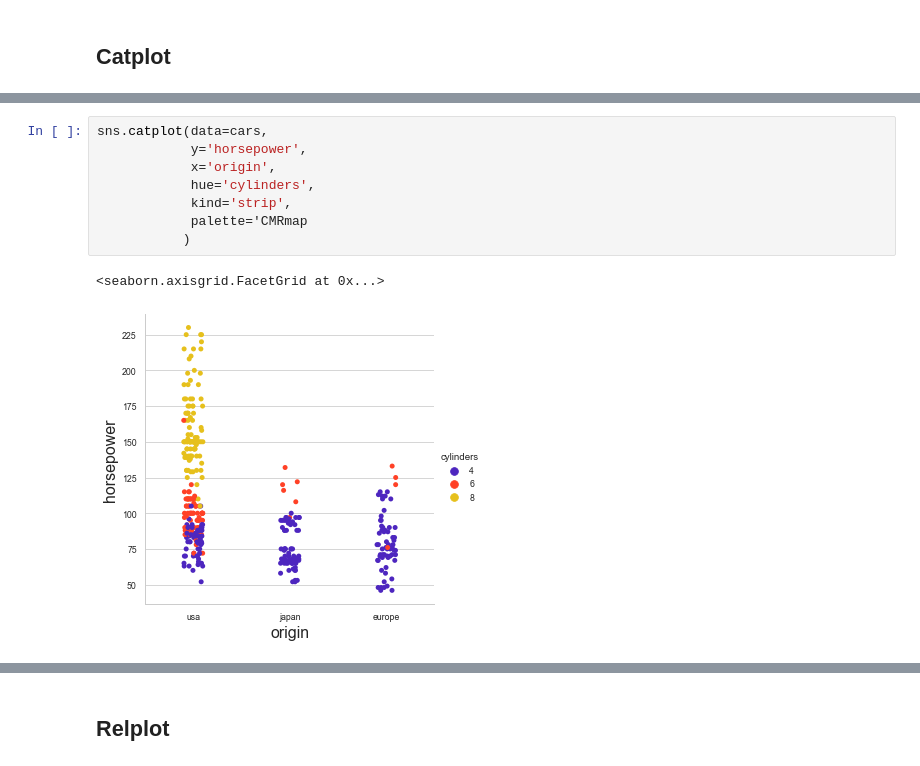
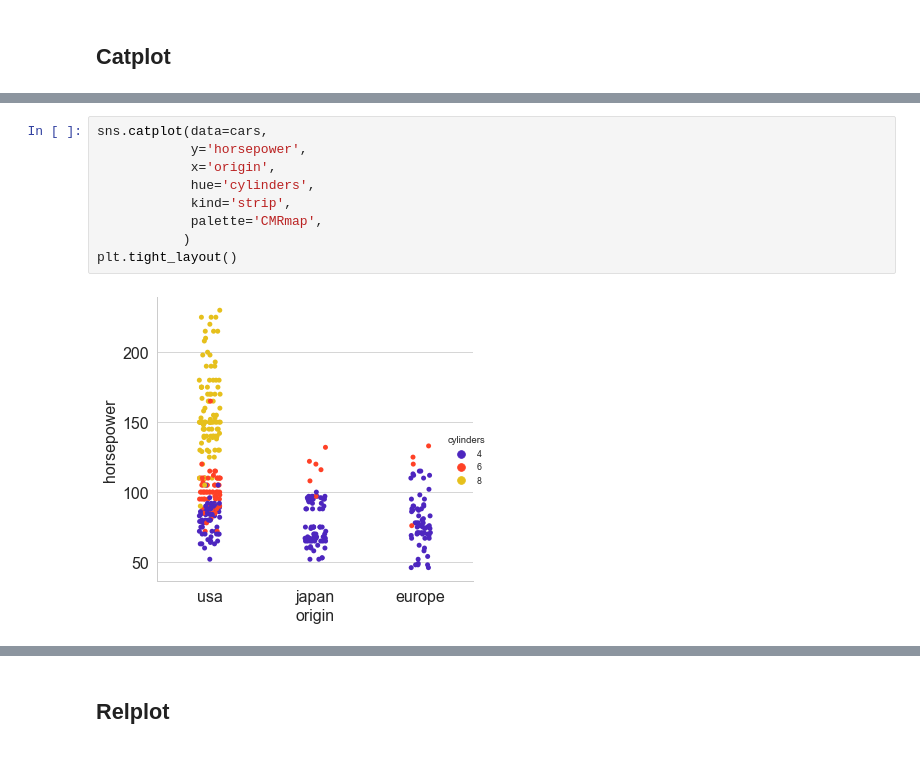
Before and after one commit to bartosz67/matplotlib_seaborn_plots, a Jupyter notebook: plots.ipynb, the cells around one changed output, grey strips where cells are left out. Saved outputs shown, nothing was run; the diff lists cells and outputs as text.

```diff
--- a/plots.ipynb
+++ b/plots.ipynb
@@ -937,14 +934,14 @@ sns.catplot(data=cars,
 # %%
 sns.catplot(data=cars,
             y='horsepower',
             x='origin',
             hue='cylinders',
             kind='strip',
-            palette='CMRmap
+            palette='CMRmap',
            )
+plt.tight_layout()
 # %% [output]
-<seaborn.axisgrid.FacetGrid at 0x...>
-[figure, old version]
+[figure, new version]
 # %%
 p = sns.catplot(data=cars,
                 x='cylinders', y='mpg',
```
Also changed, not shown: parts of 29 cells of this notebook.
